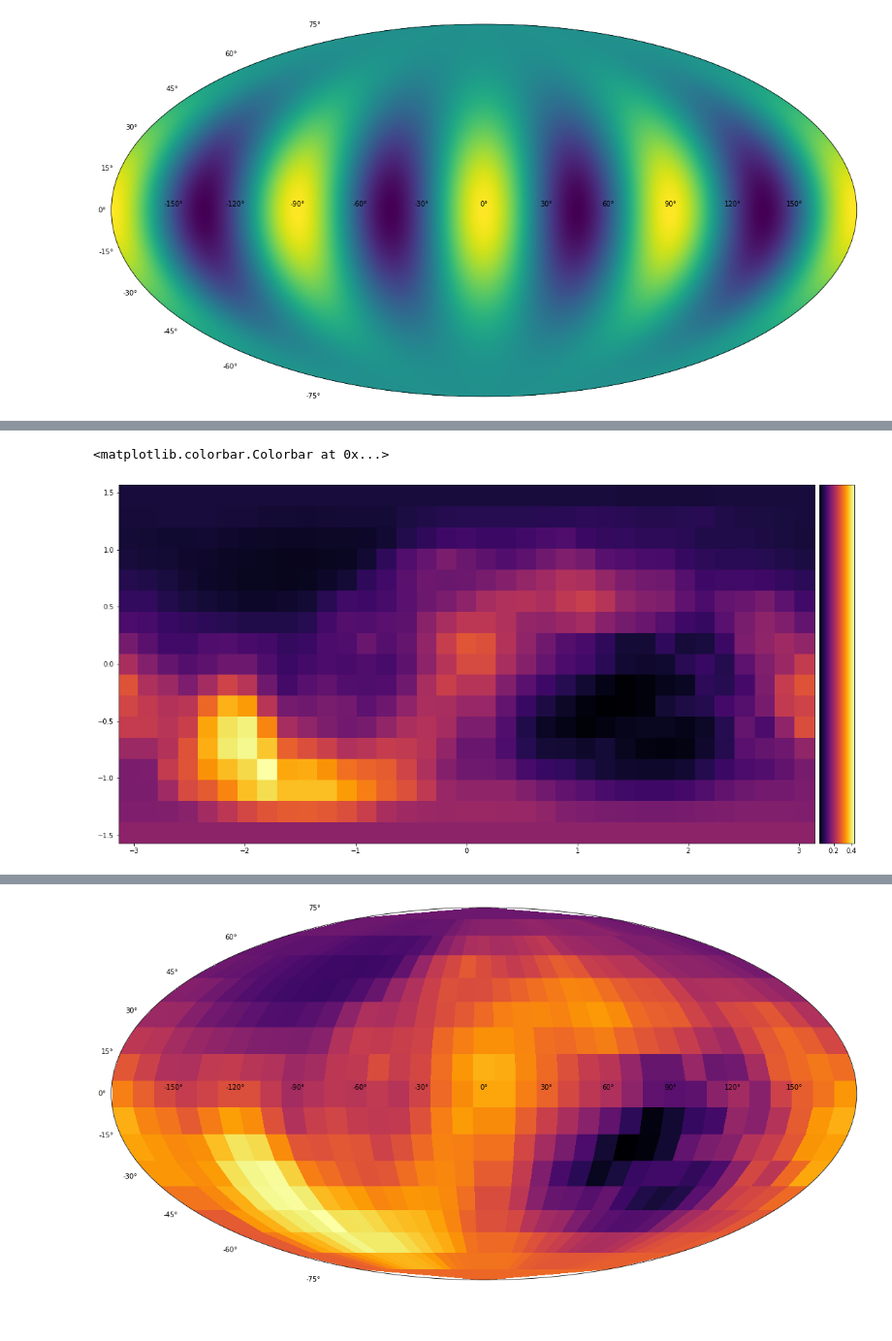
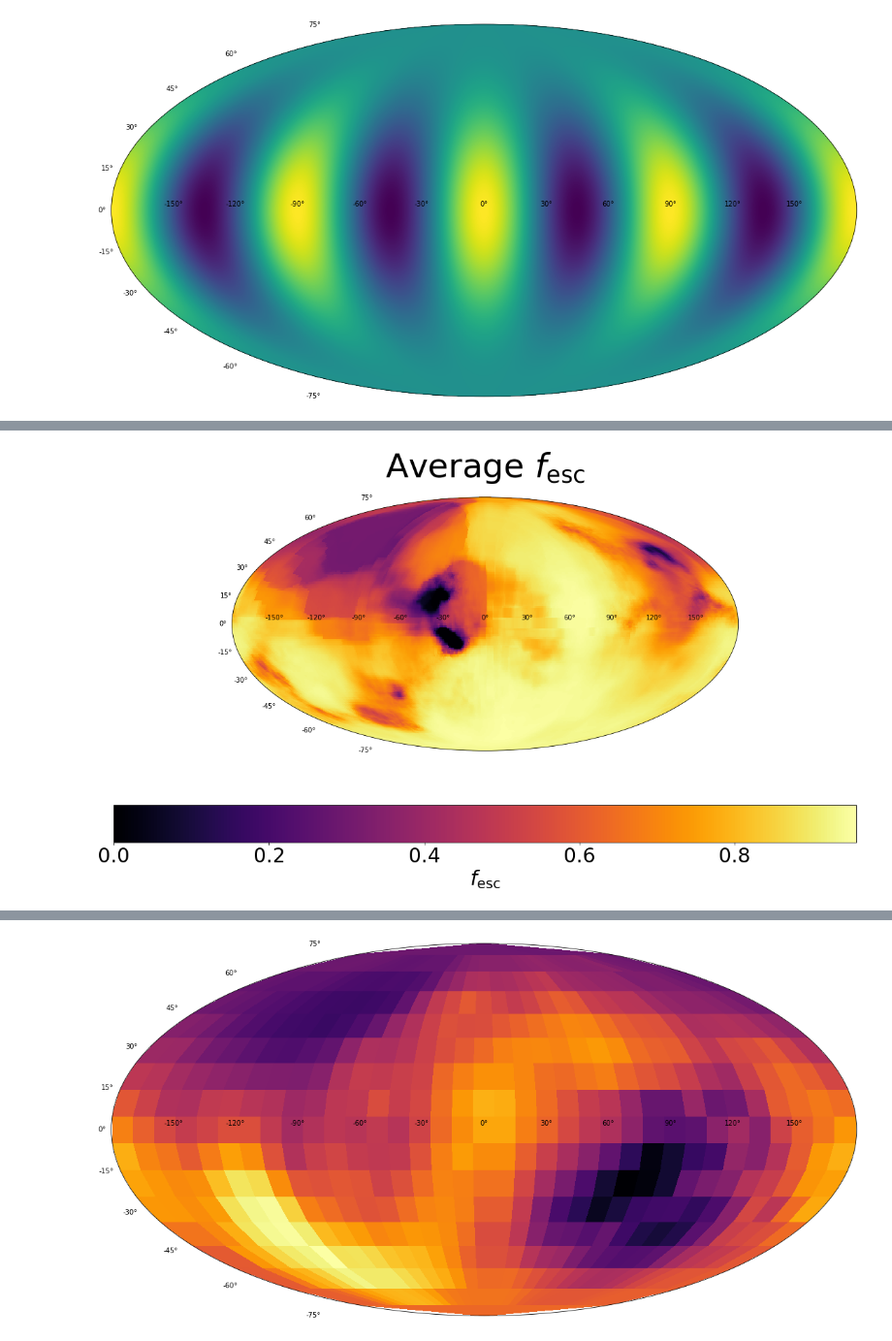
Before and after one commit to IvanKostyuk94/f_esc, a Jupyter notebook: esc_fraction.ipynb, the cells around one changed output, grey strips where cells are left out. Shown: that part at 97% size. Drawn from its saved outputs; the diff is of its cells as text; code cells hidden in the pictures; blank space fills up the shorter version.

Commit message:
Minor changes in the plotting routines

```diff
--- a/esc_fraction.ipynb
+++ b/esc_fraction.ipynb
@@ -849,0 +866,8 @@ Total time needed: 7478.599477052689
+# %%
+low_esc_dens = np.load('/u/ivkos/analysis/plots/maps/1544_180.npy')
+low_esc_esc = np.load('/u/ivkos/analysis/plots/maps/1544_test_esc_180.npy')
+low_esc_ion = np.load('/u/ivkos/analysis/plots/maps/1544_test_ion.npy')
+
+high_esc_dens = np.load('/u/ivkos/analysis/plots/maps/2989_test_180.npy')
+high_esc_esc = np.load('/u/ivkos/analysis/plots/maps/2989_test_esc_180.npy')
+high_esc_ion = np.load('/u/ivkos/analysis/plots/maps/2989_ion_180.npy')
@@ -849,0 +899,19 @@ Total time needed: 7478.599477052689
+# %%
+fig = plt.figure()
+ax = fig.add_subplot(111, projection='mollweide')
+Lon,Lat = np.meshgrid(theta, phi)
+im = ax.pcolormesh(Lon - np.pi ,Lat - np.pi/2, high_esc_esc, cmap=plt.get_cmap('inferno'), vmin = 0, vmax= 1.0)
+#cax = divider.append_axes("right", size="5%", pad=0.1)
+cbar = plt.colorbar(im, orientation='horizontal')#,cax=cax)
+cbar.set_label(r'$f_\mathrm{esc}$', size=80)
+#cbar.ax.tick_params(labelsize=10)
+plt.rcParams["figure.figsize"] = (30, 15)
+
+ax.xaxis.set_major_locator(ticker.NullLocator())
+ax.yaxis.set_major_locator(ticker.NullLocator())
+#plt.title('Average HI density', size=50)
+plt.rcParams['axes.titlepad'] = 45
+cbar.ax.tick_params(labelsize=55)
+savepath = os.path.join(base, 'high_esc_esc.png')
+plt.savefig(savepath, bbox_inches='tight')
+plt.show()
@@ -850,14 +920,16 @@ Total time needed: 7478.599477052689
 # %%
 fig = plt.figure()
-ax = fig.add_subplot(111)
+ax = fig.add_subplot(111, projection='mollweide')
 Lon,Lat = np.meshgrid(theta, phi)
-im2= ax.pcolormesh((Lon - np.pi),(Lat - np.pi/2), avg_densities, cmap = plt.get_cmap('inferno'))
-divider = make_axes_locatable(ax)
-cax = divider.append_axes("right", size="5%", pad=0.1)
-plt.colorbar(im2, orientation='horizontal',cax=cax)
-cbar.ax.tick_params(labelsize=10)
+im = ax.pcolormesh(Lon - np.pi ,Lat - np.pi/2, high_esc_esc, cmap=plt.get_cmap('inferno'))
+#cax = divider.append_axes("right", size="5%", pad=0.1)
+cbar = plt.colorbar(im, orientation='horizontal')
+cbar.set_label(r'$f_\mathrm{esc}$', size=30)
+#cbar.ax.tick_params(labelsize=10)
 plt.rcParams["figure.figsize"] = (20, 10)
-plt.show()
+plt.title(r'Average $f_\mathrm{esc}$', size=50)
+plt.rcParams['axes.titlepad'] = 30
+cbar.ax.tick_params(labelsize=30)
+plt.show();
 # %% [output]
-<matplotlib.colorbar.Colorbar at 0x...>
-[figure, old version]
+[figure, new version]
```
Also changed, not shown: parts of 11 cells of this notebook, 3 other files.
